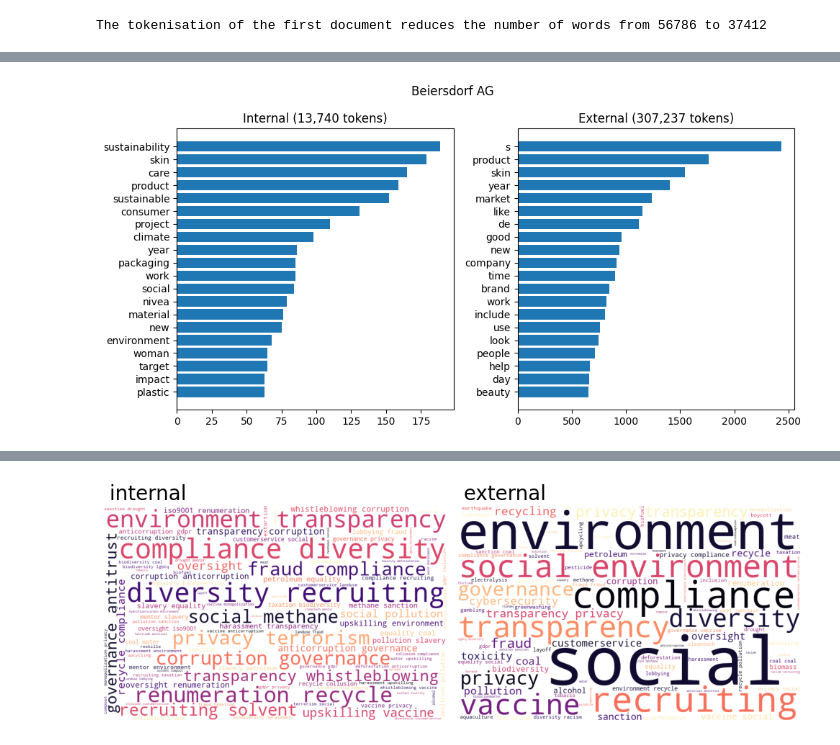
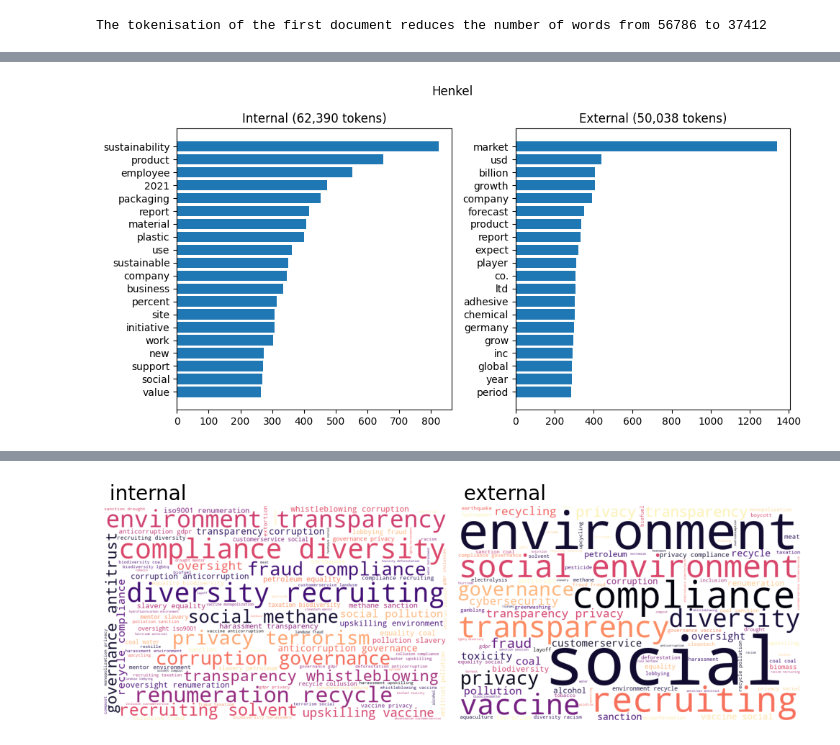
Before and after one commit to MathieuDemarets/vlerick-mai-nlp-2023, a Jupyter notebook: Assignment 1 - Boilerplate.ipynb, the cells around one changed output, grey strips where cells are left out. Saved outputs shown, nothing was run; the diff lists cells and outputs as text; code cells hidden in the pictures.

Commit message:
Full tokenization

```diff
--- a/Assignment 1 - Boilerplate.ipynb
+++ b/Assignment 1 - Boilerplate.ipynb
@@ -152,35 +151,83 @@ The tokenisation of the first document reduces the number of words from 56786 to
+# %%
+import pandas as pd
+from collections import Counter
+import tqdm
+tqdm.tqdm.pandas()
+import spacy
+import string
+import matplotlib.pyplot as plt
+import numpy as np
+
+# Google Colab
+# from google.colab import drive
+# drive.mount('/content/drive')
+df = pd.read_pickle("https://media.githubusercontent.com/media/JosPolfliet/vlerick-mai-nlp-2023/Local/DATA/esg_documents_for_dax_companies_with_scores_tokenized.pkl")
+
+df.head()
 # %%
-from collections import Counter
-import tqdm
-tqdm.tqdm.pandas()
-
 def countWordFrequencies(example, counter):
     tokens = spacy_tokenizer(example)
     counter.update(tokens)
 
-def frequency_df(df):
+def frequency_df(df, tokens = True):
+    """Count the word frequencies in a dataframe.
+
+    Parameters
+    ----------
+    df : DataFrame
+        Initial dataframe with text in 'content' or tokens in 'tokens' column.
+    tokens : bool, optional
+        If we should use the token columns. If not, we first tokenize, by default True
+
+    Returns
+    -------
+    DataFrame
+        Word frequencies sorted by count.
+    """
     counter = Counter()
-    df['content'].progress_apply(lambda x: countWordFrequencies(x, counter))
+    if tokens:
+        df['tokens'].progress_apply(lambda x: counter.update(x))
+    else:
+        df['content'].progress_apply(lambda x: countWordFrequencies(x, counter))
     freq_df = pd.DataFrame.from_dict(counter, orient='index').reset_index()
     freq_df = freq_df.rename(columns={'index':'word', 0:'count'})
     freq_df = freq_df.sort_values(by='count', ascending=False)
     return freq_df
 
 def compare_frequencies(df, company, save=False, top=20, directory='DATA/figures/'):
+    """Plot the word frequencies for internal and external documents.
+
+    Parameters
+    ----------
+    df : DataFrame
+        Initial dataframe with text in 'content' or tokens in 'tokens' column.
+    company : str
+        Company to filter for.
+    save : bool, optional
+        Save the plot, by default False
+    top : int, optional
+        Numbers of most frequent words to keep, by default 20
+    directory : str, optional
+        Directory to save the plot, by default 'DATA/figures/'
+
+    Returns
+    -------
+    None
+    """
     df_1 = df[df['company'] == company]
     count_int = frequency_df(df_1[df_1['internal'] == 1])
     count_ext = frequency_df(df_1[df_1['internal'] == 0])
     fig, (ax1, ax2) = plt.subplots(1,2,figsize=(10, 5))
     ax1.barh(count_int['word'][:top][::-1], count_int['count'][:top][::-1])
     ax1.set_title('Internal ({:,.0f} tokens)'.format(count_int['count'].sum()))
     ax2.barh(count_ext['word'][:top][::-1], count_ext['count'][:top][::-1])
     ax2.set_title('External ({:,.0f} tokens)'.format(count_ext['count'].sum()))
     plt.suptitle(company)
     plt.tight_layout()
     if save:
         plt.savefig('{}{}_word_frequencies.png'.format(directory,company))
     plt.show()
 
-compare_frequencies(df_1, 'Beiersdorf AG', save=True)
+compare_frequencies(df_1, 'Henkel', save=True)
 # %% [output]
-[figure, old version]
+[figure, new version]
```
Also changed, not shown: parts of 18 cells of this notebook, 4 other files.
